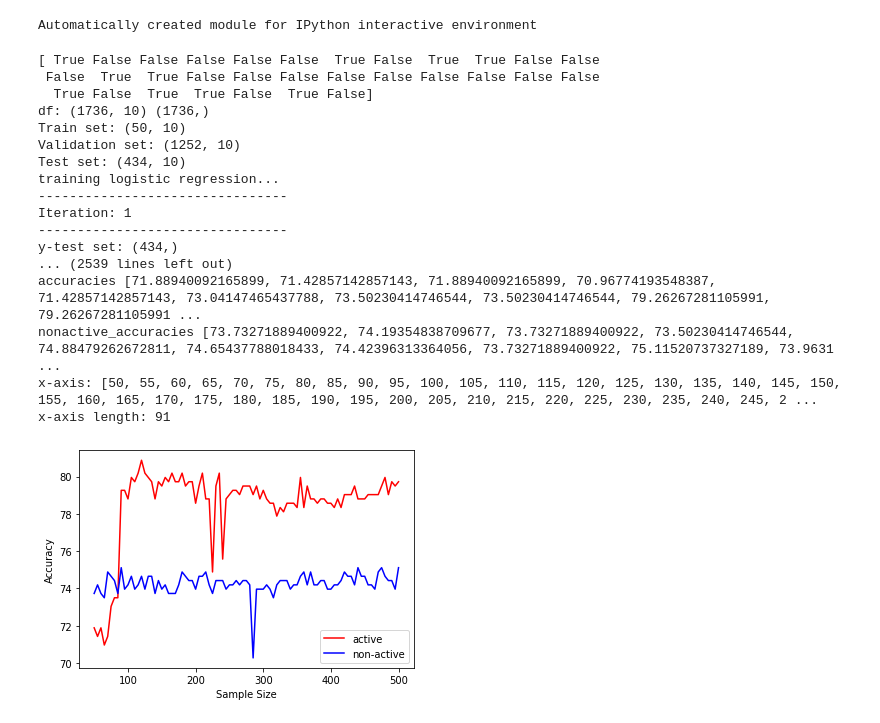
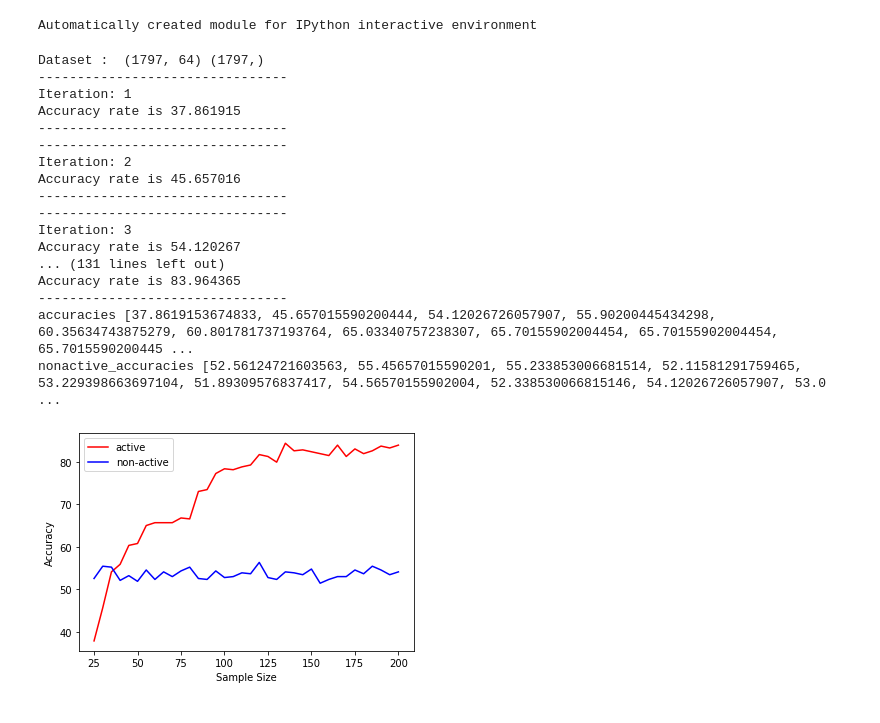
Before and after one commit to WenxuanHuang/Active-Learning-Performance-Benchmarking, a Jupyter notebook: Active_learning.ipynb, the cells around one changed output. Drawn from its saved outputs; the diff is of its cells as text; code cells hidden in the pictures.

```diff
--- a/Active_learning.ipynb
+++ b/Active_learning.ipynb
@@ -16,6 +16,9 @@ from scipy.special import expit
 from scipy import stats
 from pylab import rcParams
 import mplcursors
+
+from sklearn.datasets import load_iris
+from sklearn.datasets import load_digits
 
 from sklearn.utils import check_random_state
 from sklearn.experimental import enable_iterative_imputer
@@ -55,9 +58,6 @@ from sklearn.metrics import average_precision_score
 
 # pd.options.display.max_rows = 20
 pd.options.display.float_format = "{:.1f}".format
-
-max_queried = 500
-trainset_size = 1302
 # %% [output]
 Automatically created module for IPython interactive environment
 # %%
@@ -99,6 +99,20 @@ def data_prep():
 #     X_test = X[train_size:]
 #     y_test = y[train_size:]
 #     return (X_train_full, y_train_full, X_test, y_test)
+# %%
+def fetch_data_iris():
+    iris = load_iris()
+    X = iris.data.astype('float64')
+    y = iris.target
+    print ('Dataset : ', X.shape, y.shape)
+    return (X, y)
+
+def fetch_data_mnist():
+    mnist = load_digits()
+    X = mnist.data.astype('float64')
+    y = mnist.target
+    print ('Dataset : ', X.shape, y.shape)
+    return (X, y)
 # %%
 class BaseModel(object):
 
@@ -450,7 +454,7 @@ class TheAlgorithm(object):
         #        self.clf_model.accuracies)
 # %%
 def pool_experiment(model,sampling_method,max_queried,initial_queried,step):
-    (X, y) = data_prep()
+    (X, y) = fetch_data_mnist()
     # (X_train_full, X_test,y_train_full,  y_test) = train_test_split(X, y, test_size=0.25)
     # print(type(X_train_full))
 
@@ -479,8 +483,8 @@ def pool_experiment(model,sampling_method,max_queried,initial_queried,step):
         x_axis.append(i+1)
     print("accuracies",accuracies)
     print("nonactive_accuracies",original_accuracies)
-    print("x-axis:",x_axis)
-    print("x-axis length:",len(x_axis))
+    # print("x-axis:",x_axis)
+    # print("x-axis length:",len(x_axis))
     # x_axis = np.linspace(initial_queried,max_queried,num=(max_queried - initial_queried)//step +1,endpoint=True)
     plt.plot(x_axis, accuracies, 'r',label='active')
     plt.plot(x_axis, original_accuracies, 'blue',label='non-active')
@@ -615,23 +619,23 @@ def batch_experiment(d, models, selection_functions, Ks, repeats, contfrom):
 # # performance_plot(log_upper_bound, d, ['KnnModel'] , selection_functions_str    , Ks_str, 1)
 # %%
 
-pool_experiment(LogModel,RandomSelection,500,50,5)
+pool_experiment(LogModel,RandomSelection,500,25,5)
 # %% [output]
-[ True False False False False False  True False  True  True False False
- False  True  True False False False False False False False False False
-  True False  True  True False  True False]
-df: (1736, 10) (1736,)
-Train set: (50, 10)
-Validation set: (1252, 10)
-Test set: (434, 10)
-training logistic regression...
+Dataset :  (1797, 64) (1797,)
 --------------------------------
 Iteration: 1
+Accuracy rate is 37.861915
 --------------------------------
-y-test set: (434,)
-... (2539 lines left out)
-accuracies [71.88940092165899, 71.42857142857143, 71.88940092165899, 70.96774193548387, 71.42857142857143, 73.04147465437788, 73.50230414746544, 73.50230414746544, 79.26267281105991, 79.26267281105991 ...
-nonactive_accuracies [73.73271889400922, 74.19354838709677, 73.73271889400922, 73.50230414746544, 74.88479262672811, 74.65437788018433, 74.42396313364056, 73.73271889400922, 75.11520737327189, 73.9631 ...
-x-axis: [50, 55, 60, 65, 70, 75, 80, 85, 90, 95, 100, 105, 110, 115, 120, 125, 130, 135, 140, 145, 150, 155, 160, 165, 170, 175, 180, 185, 190, 195, 200, 205, 210, 215, 220, 225, 230, 235, 240, 245, 2 ...
-x-axis length: 91
+--------------------------------
+Iteration: 2
+Accuracy rate is 45.657016
+--------------------------------
+--------------------------------
+Iteration: 3
+Accuracy rate is 54.120267
+... (131 lines left out)
+Accuracy rate is 83.964365
+--------------------------------
+accuracies [37.8619153674833, 45.657015590200444, 54.12026726057907, 55.90200445434298, 60.35634743875279, 60.801781737193764, 65.03340757238307, 65.70155902004454, 65.70155902004454, 65.7015590200445 ...
+nonactive_accuracies [52.56124721603563, 55.45657015590201, 55.233853006681514, 52.11581291759465, 53.229398663697104, 51.89309576837417, 54.56570155902004, 52.338530066815146, 54.12026726057907, 53.0 ...
-[figure, old version]
+[figure, new version]
```
Also changed, not shown: parts of 5 cells of this notebook, 2 other files.
